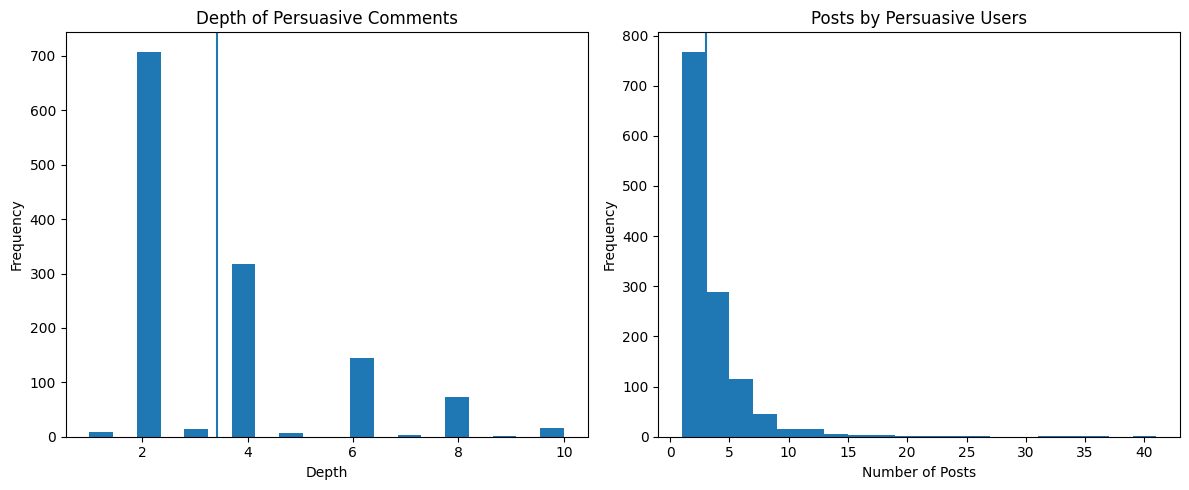
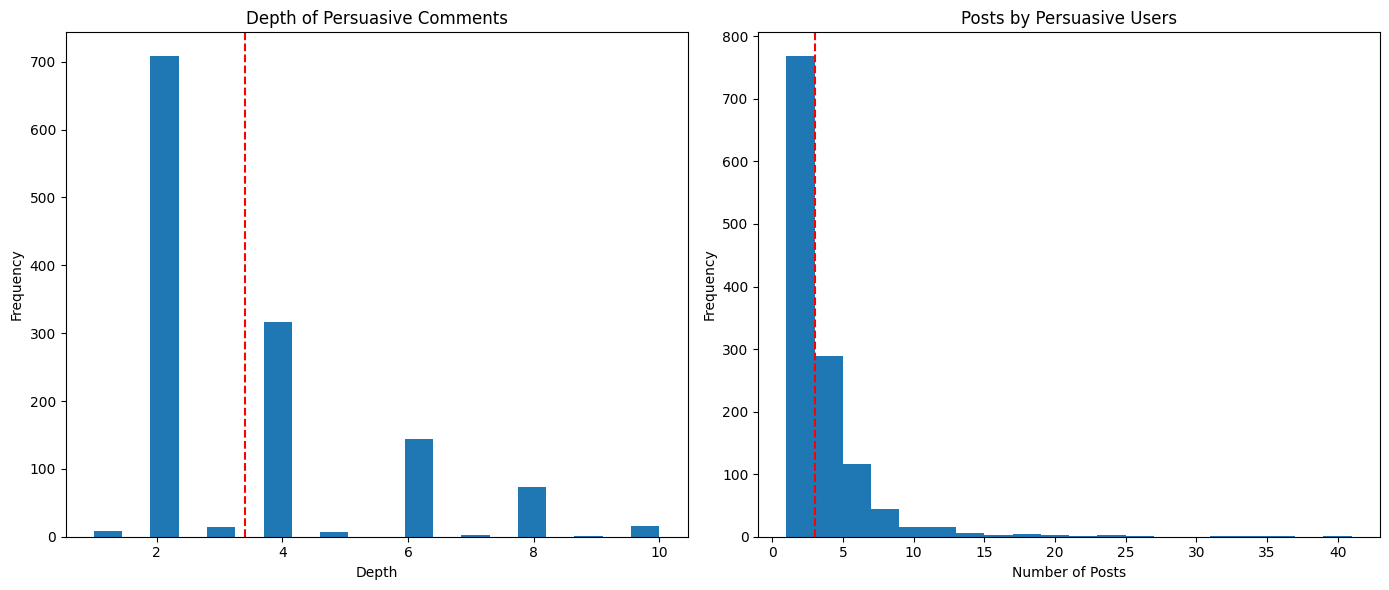
Code edit (unified diff) that turned the first committed figure into the second:
--- before
+++ after
@@ -1,8 +1,8 @@
-fig, axes = plt.subplots(1, 2, figsize=(12, 5))
+fig, axes = plt.subplots(1, 2, figsize=(14, 6))
 
 # depth histogram
 axes[0].hist(depths, bins=20)
 
-axes[0].axvline(depths.mean())
+axes[0].axvline(depths.mean(), color="red", linestyle="--")
 
 axes[0].set_title("Depth of Persuasive Comments")
@@ -11,7 +11,7 @@
 
 # user comment count histogram
-axes[1].hist(user_counts, bins=20)
+axes[1].hist(persuasive_user_counts, bins=20)
 
-axes[1].axvline(user_counts.mean())
+axes[1].axvline(persuasive_user_counts.mean(), color="red", linestyle="--")
 
 axes[1].set_title("Posts by Persuasive Users")

Commit: task 2 and 3 changes.